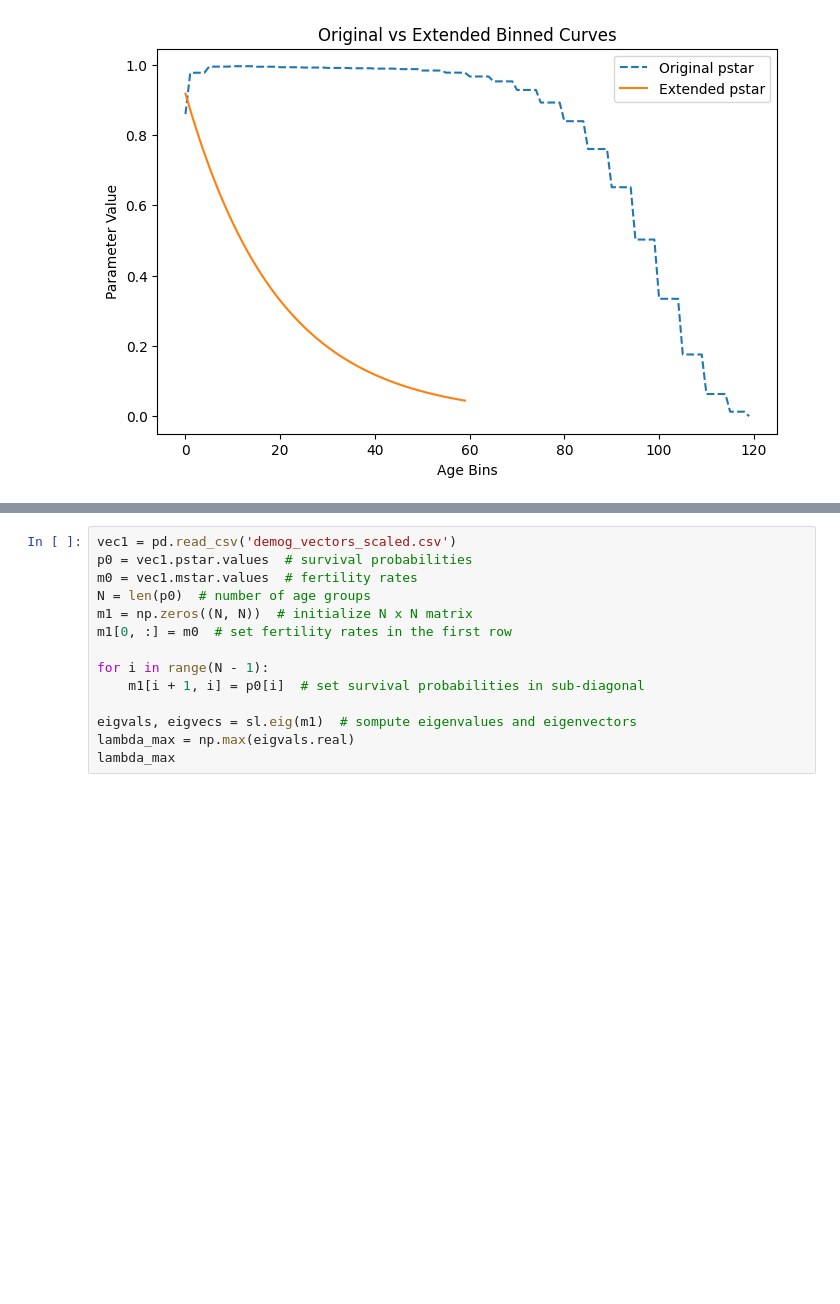
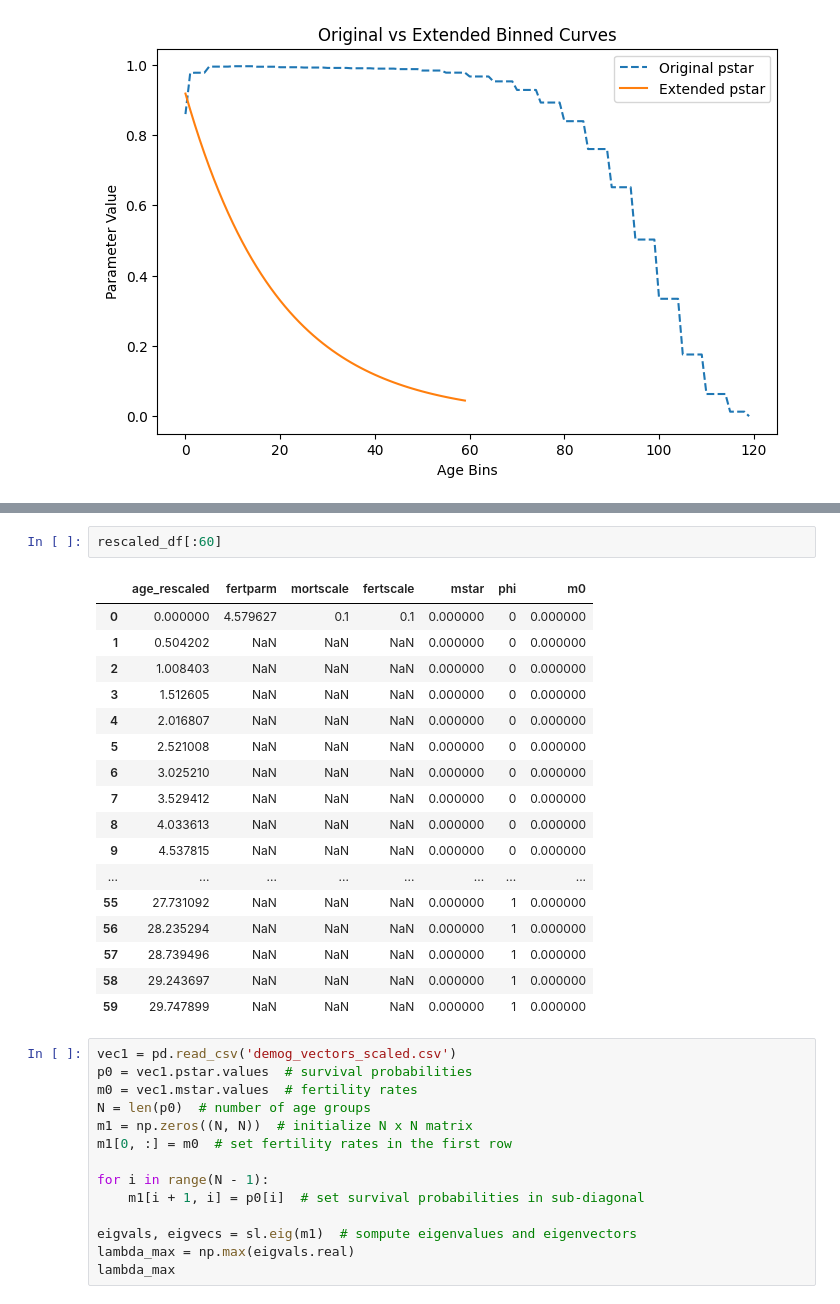
Before and after one commit to yutongliang723/CSH_ABM_2024, a Jupyter notebook: test.ipynb, the cells around one changed output, grey strips where cells are left out. Cells and saved outputs as stored; diff of their text form; blank space fills up the shorter version.

```diff
--- a/test.ipynb
+++ b/test.ipynb
@@ -186,3 +218,23 @@ print(rescaled_df.head())  # Show first few rows
+# %%
+rescaled_df[:60]
+# %% [output]
+|  | age_rescaled | fertparm | mortscale | fertscale | mstar | phi | m0 |
+| 0 | 0.000000 | 4.579627 | 0.1 | 0.1 | 0.000000 | 0 | 0.000000 |
+| 1 | 0.504202 | NaN | NaN | NaN | 0.000000 | 0 | 0.000000 |
+| 2 | 1.008403 | NaN | NaN | NaN | 0.000000 | 0 | 0.000000 |
+| 3 | 1.512605 | NaN | NaN | NaN | 0.000000 | 0 | 0.000000 |
+| 4 | 2.016807 | NaN | NaN | NaN | 0.000000 | 0 | 0.000000 |
+| 5 | 2.521008 | NaN | NaN | NaN | 0.000000 | 0 | 0.000000 |
+| 6 | 3.025210 | NaN | NaN | NaN | 0.000000 | 0 | 0.000000 |
+| 7 | 3.529412 | NaN | NaN | NaN | 0.000000 | 0 | 0.000000 |
+| 8 | 4.033613 | NaN | NaN | NaN | 0.000000 | 0 | 0.000000 |
+| 9 | 4.537815 | NaN | NaN | NaN | 0.000000 | 0 | 0.000000 |
+| ... | ... | ... | ... | ... | ... | ... | ... |
+| 55 | 27.731092 | NaN | NaN | NaN | 0.000000 | 1 | 0.000000 |
+| 56 | 28.235294 | NaN | NaN | NaN | 0.000000 | 1 | 0.000000 |
+| 57 | 28.739496 | NaN | NaN | NaN | 0.000000 | 1 | 0.000000 |
+| 58 | 29.243697 | NaN | NaN | NaN | 0.000000 | 1 | 0.000000 |
+| 59 | 29.747899 | NaN | NaN | NaN | 0.000000 | 1 | 0.000000 |
 # %%
 vec1 = pd.read_csv('demog_vectors_scaled.csv')
 p0 = vec1.pstar.values  # survival probabilities
```
Also changed, not shown: parts of 3 cells of this notebook, 3 other files.
